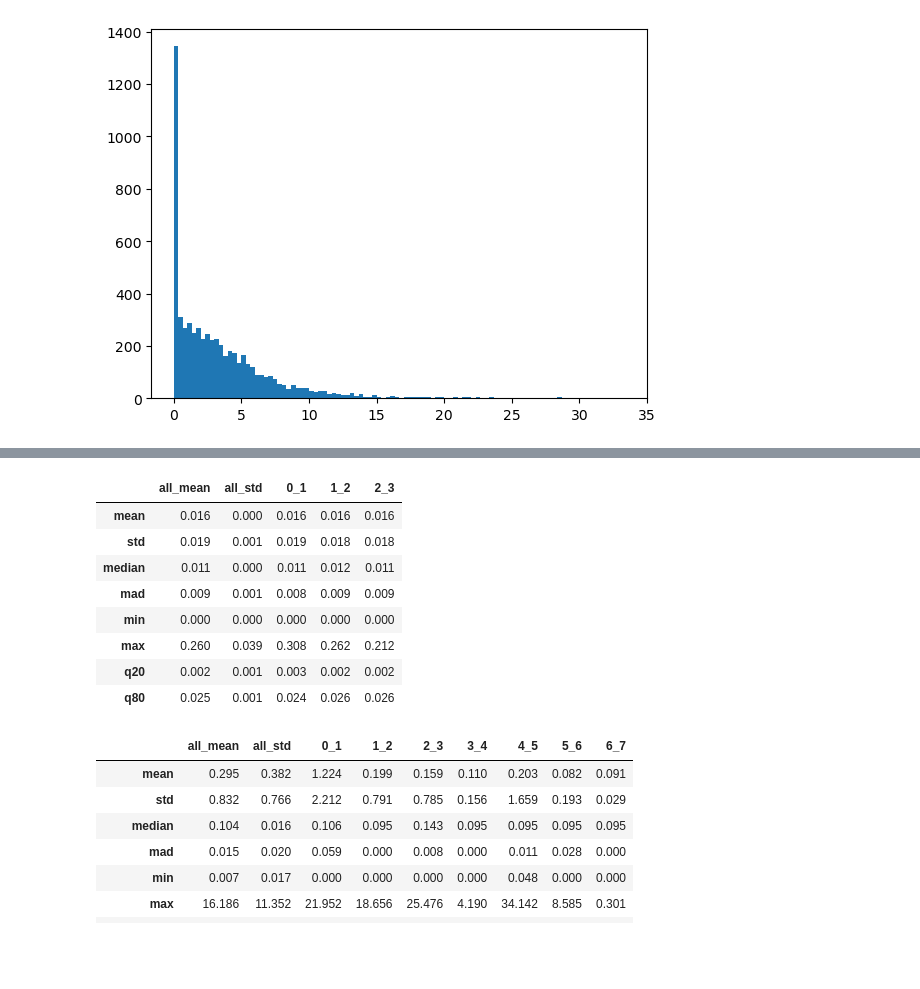
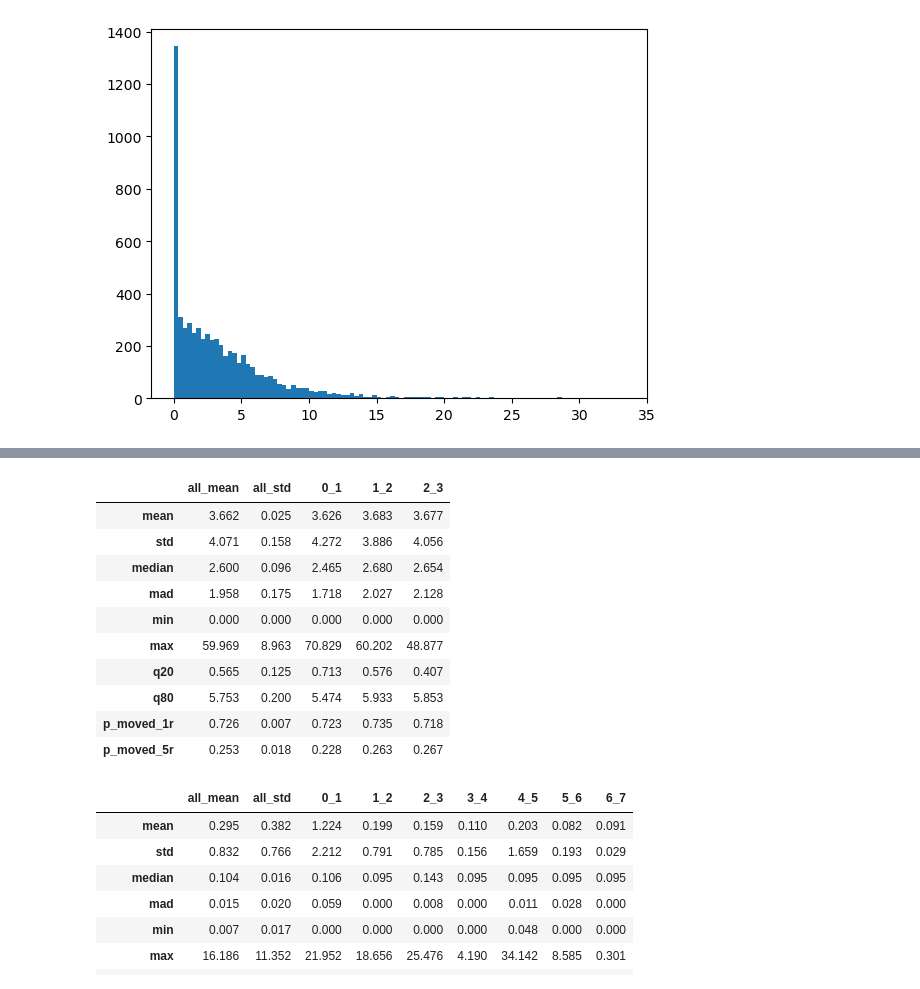
Before and after one commit to richdanis/DrTrack, a Jupyter notebook: src/generate_results/mvt_metric_analysis.ipynb, the cells around one changed output, grey strips where cells are left out. Drawn from its saved outputs; the diff is of its cells as text; code cells hidden in the pictures; blank space fills up the shorter version.

Commit message:
extend mvt metric analysis

```diff
--- a/src/generate_results/mvt_metric_analysis.ipynb
+++ b/src/generate_results/mvt_metric_analysis.ipynb
@@ -134,5 +147,5 @@ plt.show()
 # %% [output]
 [figure]
 # %%
-results_pred = pd.read_csv('../../evaluation/05_results/medium_mvt_6000/unfiltered_trajectories_.csv', index_col=0)
+results_pred = pd.read_csv('../../evaluation/05_results/medium_mvt_6000/filtered_trajectories__basic.csv', index_col=0)
 # %%
@@ -150,15 +164,17 @@ bhattacharyya(hist_sim[0], hist_pred[0])
 # %%
-compute_mvt_metric(None, results_pred, normalize="max_distance", droplet_radius=2)
+compute_mvt_metric(None, results_pred, normalize="droplet_radius", droplet_radius=2)
 # %% [output]
 |  | all_mean | all_std | 0_1 | 1_2 | 2_3 |
-| mean | 0.016 | 0.000 | 0.016 | 0.016 | 0.016 |
-| std | 0.019 | 0.001 | 0.019 | 0.018 | 0.018 |
-| median | 0.011 | 0.000 | 0.011 | 0.012 | 0.011 |
-| mad | 0.009 | 0.001 | 0.008 | 0.009 | 0.009 |
+| mean | 3.662 | 0.025 | 3.626 | 3.683 | 3.677 |
+| std | 4.071 | 0.158 | 4.272 | 3.886 | 4.056 |
+| median | 2.600 | 0.096 | 2.465 | 2.680 | 2.654 |
+| mad | 1.958 | 0.175 | 1.718 | 2.027 | 2.128 |
 | min | 0.000 | 0.000 | 0.000 | 0.000 | 0.000 |
-| max | 0.260 | 0.039 | 0.308 | 0.262 | 0.212 |
-| q20 | 0.002 | 0.001 | 0.003 | 0.002 | 0.002 |
-| q80 | 0.025 | 0.001 | 0.024 | 0.026 | 0.026 |
+| max | 59.969 | 8.963 | 70.829 | 60.202 | 48.877 |
+| q20 | 0.565 | 0.125 | 0.713 | 0.576 | 0.407 |
+| q80 | 5.753 | 0.200 | 5.474 | 5.933 | 5.853 |
+| p_moved_1r | 0.726 | 0.007 | 0.723 | 0.735 | 0.718 |
+| p_moved_5r | 0.253 | 0.018 | 0.228 | 0.263 | 0.267 |
 # %%
 # Small mvt real data
 results = pd.read_csv('../../data/05_results/small_mvt_1_4cuts/unfiltered_trajectories_y0_x0.csv', index_col=0)
```
Also changed, not shown: parts of 6 cells of this notebook.
